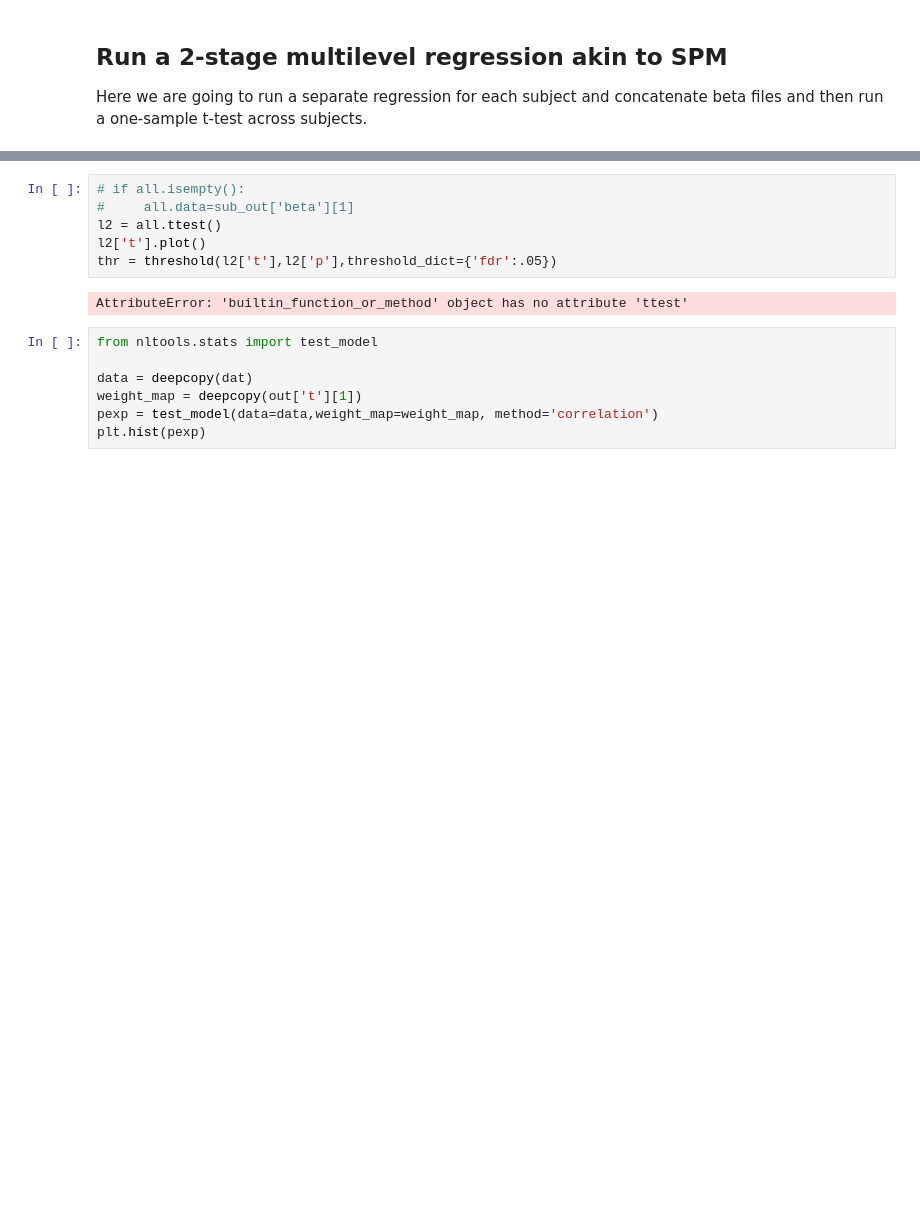
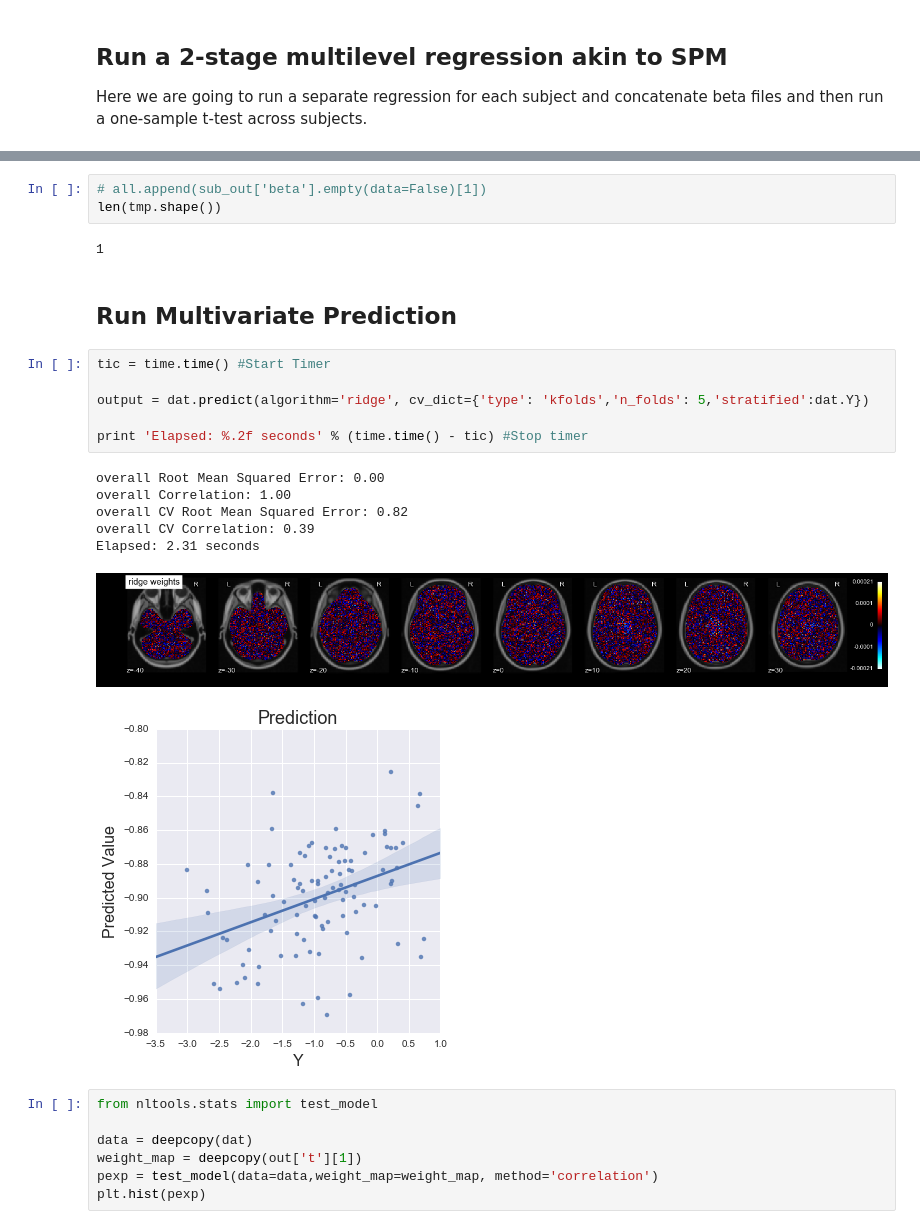
Before and after one commit to cosanlab/nltools, a Jupyter notebook: scripts/NLTools_Brain_Data_Class_Tutorial.ipynb, the cells around one changed output, grey strips where cells are left out. Drawn from its saved outputs; the diff is of its cells as text; blank space fills up the shorter version.

Commit message:
added predict method to Brain_Data class

```diff
--- a/scripts/NLTools_Brain_Data_Class_Tutorial.ipynb
+++ b/scripts/NLTools_Brain_Data_Class_Tutorial.ipynb
@@ -170,11 +175,24 @@ AttributeError: 'builtin_function_or_method' object has no attribute 'append'
-# %%
-# if all.isempty():
-#     all.data=sub_out['beta'][1]
-l2 = all.ttest()
-l2['t'].plot()
-thr = threshold(l2['t'],l2['p'],threshold_dict={'fdr':.05})
-# %% [output]
-AttributeError: 'builtin_function_or_method' object has no attribute 'ttest'
+# %%
+# all.append(sub_out['beta'].empty(data=False)[1])
+len(tmp.shape())
+# %% [output]
+1
+# %% [markdown]
+## Run Multivariate Prediction
+# %%
+tic = time.time() #Start Timer
+
+output = dat.predict(algorithm='ridge', cv_dict={'type': 'kfolds','n_folds': 5,'stratified':dat.Y})
+
+print 'Elapsed: %.2f seconds' % (time.time() - tic) #Stop timer
+# %% [output]
+overall Root Mean Squared Error: 0.00
+overall Correlation: 1.00
+overall CV Root Mean Squared Error: 0.82
+overall CV Correlation: 0.39
+Elapsed: 2.31 seconds
+[figure, added]
+[figure, added]
 # %%
 from nltools.stats import test_model
 
```
Also changed, not shown: parts of 6 cells of this notebook, 7 other files.
